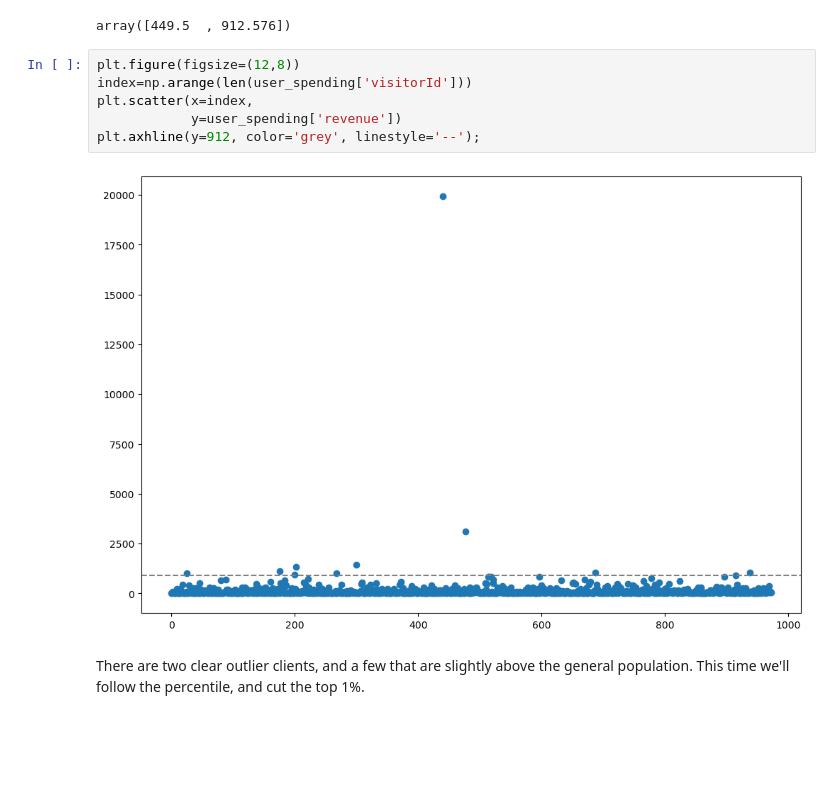
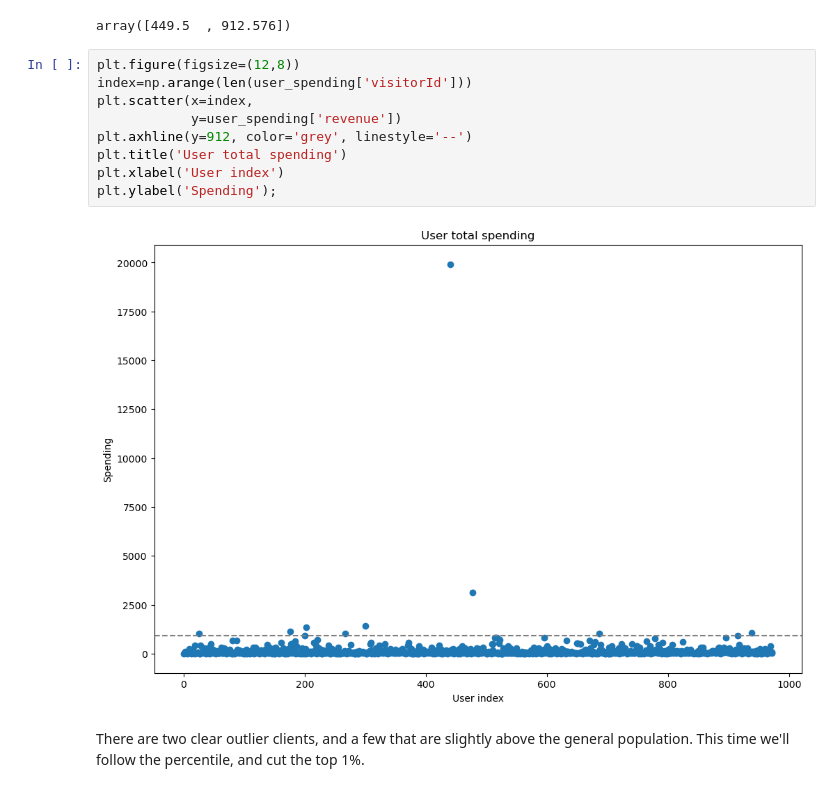
Before and after one commit to Silverscale/Tripleten-A-B-testing, a Jupyter notebook: A_B_testing.ipynb, the cells around one changed output. Saved outputs shown, nothing was run; the diff lists cells and outputs as text; blank space fills up the shorter version.

```diff
--- a/A_B_testing.ipynb
+++ b/A_B_testing.ipynb
@@ -598,11 +617,14 @@ array([449.5  , 912.576])
 # %%
 plt.figure(figsize=(12,8))
 index=np.arange(len(user_spending['visitorId']))
 plt.scatter(x=index,
             y=user_spending['revenue'])
-plt.axhline(y=912, color='grey', linestyle='--');
+plt.axhline(y=912, color='grey', linestyle='--')
+plt.title('User total spending')
+plt.xlabel('User index')
+plt.ylabel('Spending');
 # %% [output]
-[figure, old version]
+[figure, new version]
 # %% [markdown]
 There are two clear outlier clients, and a few that are slightly above the general population. This time we'll follow the percentile, and cut the top 1%.
 # %% [markdown]
```
Also changed, not shown: parts of 16 cells of this notebook.
